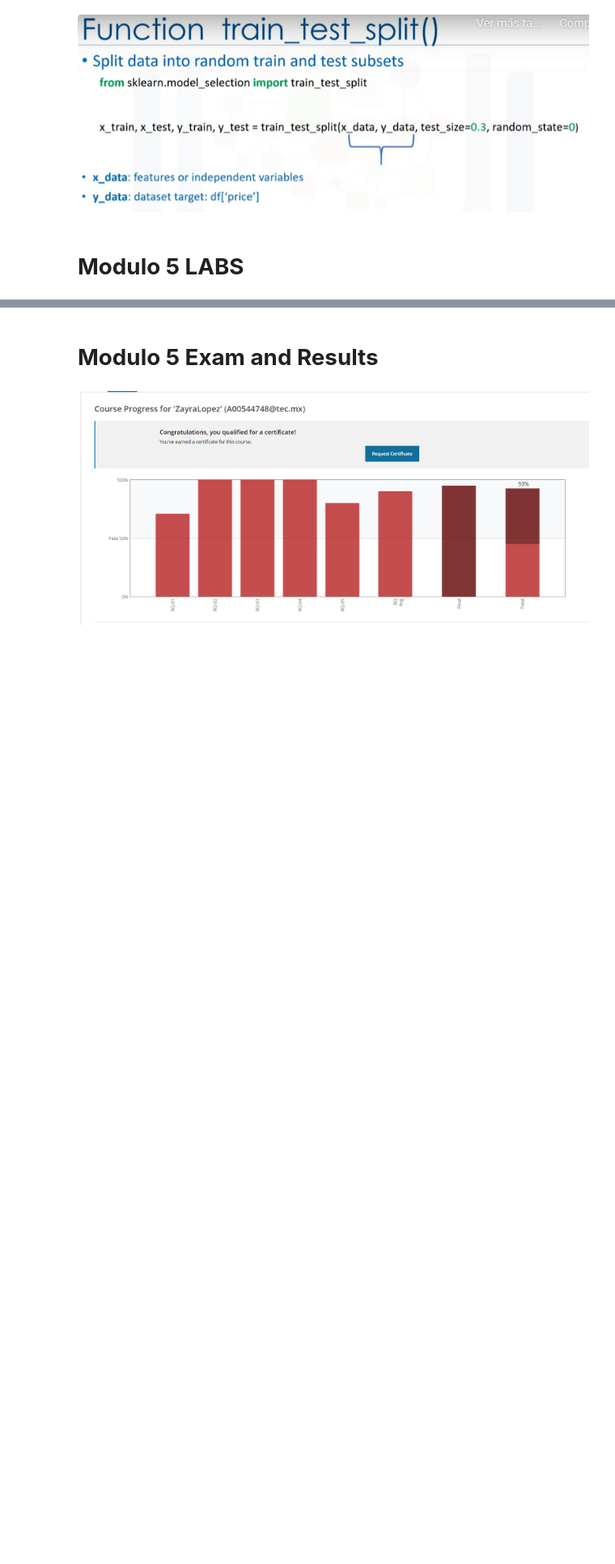
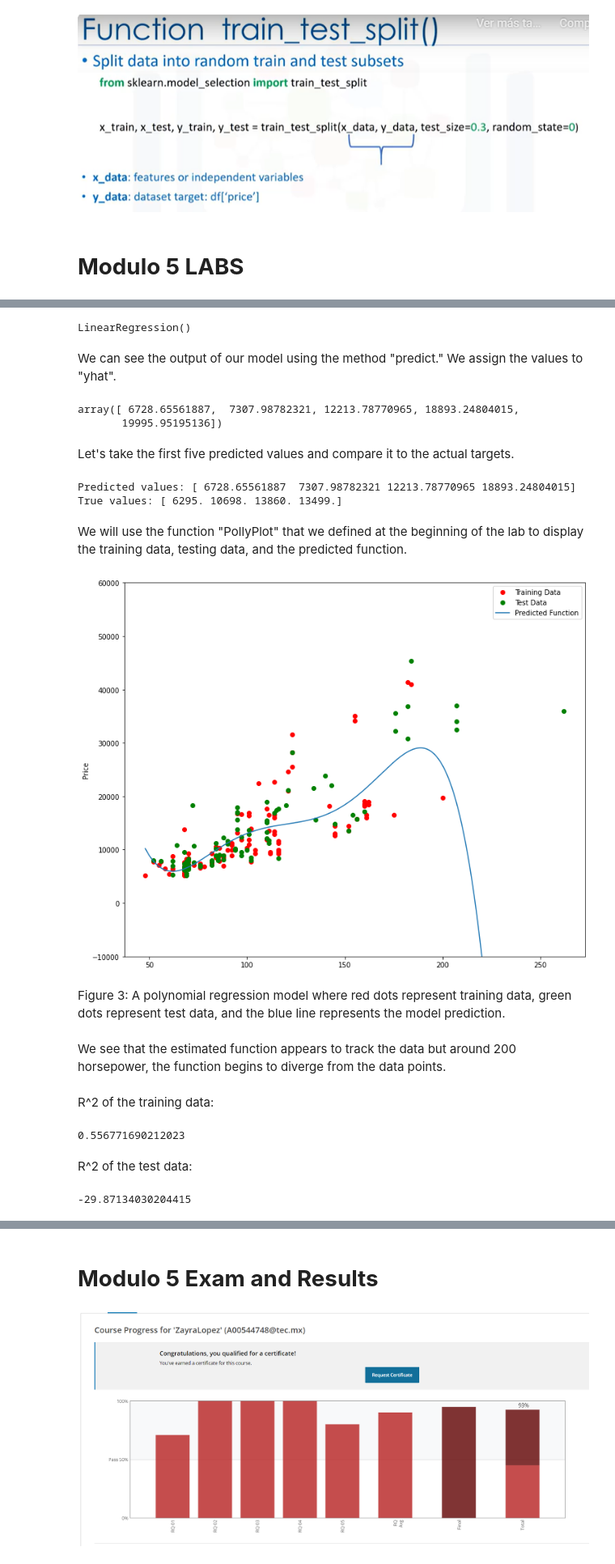
Before and after one commit to PosgradoMNA/Zayra-Annette-Lopez-Regalado-A00544748-Actividades-de-aprendizaje, a Jupyter notebook: Data_Analysis_with_Phyton_Module_5.ipynb, the cells around one changed output, grey strips where cells are left out. Shown at 81% size. Saved outputs shown, nothing was run; the diff lists cells and outputs as text; code cells hidden in the pictures; blank space fills up the shorter version.

```diff
--- a/Data_Analysis_with_Phyton_Module_5.ipynb
+++ b/Data_Analysis_with_Phyton_Module_5.ipynb
@@ -123,0 +208,2 @@ SyntaxError: ignored
+# %%
+x_data=df.drop('price',axis=1)
@@ -123,0 +433,2 @@ SyntaxError: ignored
+# %%
+x_train, x_test, y_train, y_test = train_test_split(x_data, y_data, test_size=0.45, random_state=0)
@@ -123,0 +437,5 @@ SyntaxError: ignored
+# %%
+pr = PolynomialFeatures(degree=5)
+x_train_pr = pr.fit_transform(x_train[['horsepower']])
+x_test_pr = pr.fit_transform(x_test[['horsepower']])
+pr
@@ -123,0 +446,43 @@ SyntaxError: ignored
+# %%
+poly = LinearRegression()
+poly.fit(x_train_pr, y_train)
+# %% [output]
+LinearRegression()
+# %% [markdown]
+We can see the output of our model using the method "predict." We assign the values to "yhat".
+# %%
+yhat = poly.predict(x_test_pr)
+yhat[0:5]
+# %% [output]
+array([ 6728.65561887,  7307.98782321, 12213.78770965, 18893.24804015,
+       19995.95195136])
+# %% [markdown]
+Let's take the first five predicted values and compare it to the actual targets.
+# %%
+print("Predicted values:", yhat[0:4])
+print("True values:", y_test[0:4].values)
+# %% [output]
+Predicted values: [ 6728.65561887  7307.98782321 12213.78770965 18893.24804015]
+True values: [ 6295. 10698. 13860. 13499.]
+# %% [markdown]
+We will use the function "PollyPlot" that we defined at the beginning of the lab to display the training data, testing data, and the predicted function.
+# %%
+PollyPlot(x_train[['horsepower']], x_test[['horsepower']], y_train, y_test, poly,pr)
+# %% [output]
+[figure, added]
+# %% [markdown]
+Figure 3: A polynomial regression model where red dots represent training data, green dots represent test data, and the blue line represents the model prediction.
+# %% [markdown]
+We see that the estimated function appears to track the data but around 200 horsepower, the function begins to diverge from the data points.
+# %% [markdown]
+R^2 of the training data:
+# %%
+poly.score(x_train_pr, y_train)
+# %% [output]
+0.556771690212023
+# %% [markdown]
+R^2 of the test data:
+# %%
+poly.score(x_test_pr, y_test)
+# %% [output]
+-29.87134030204415
```
Also changed, not shown: parts of 140 cells of this notebook.
